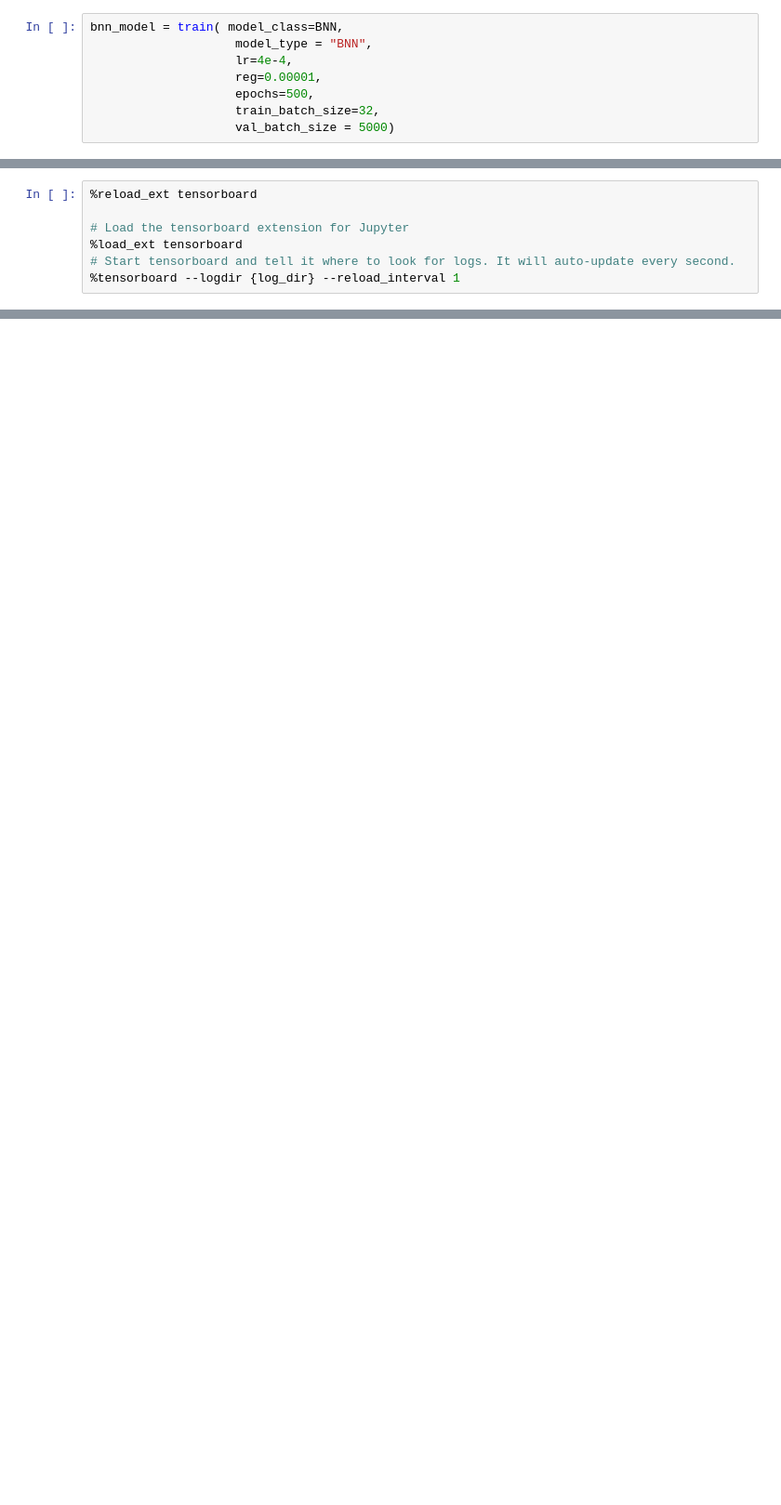
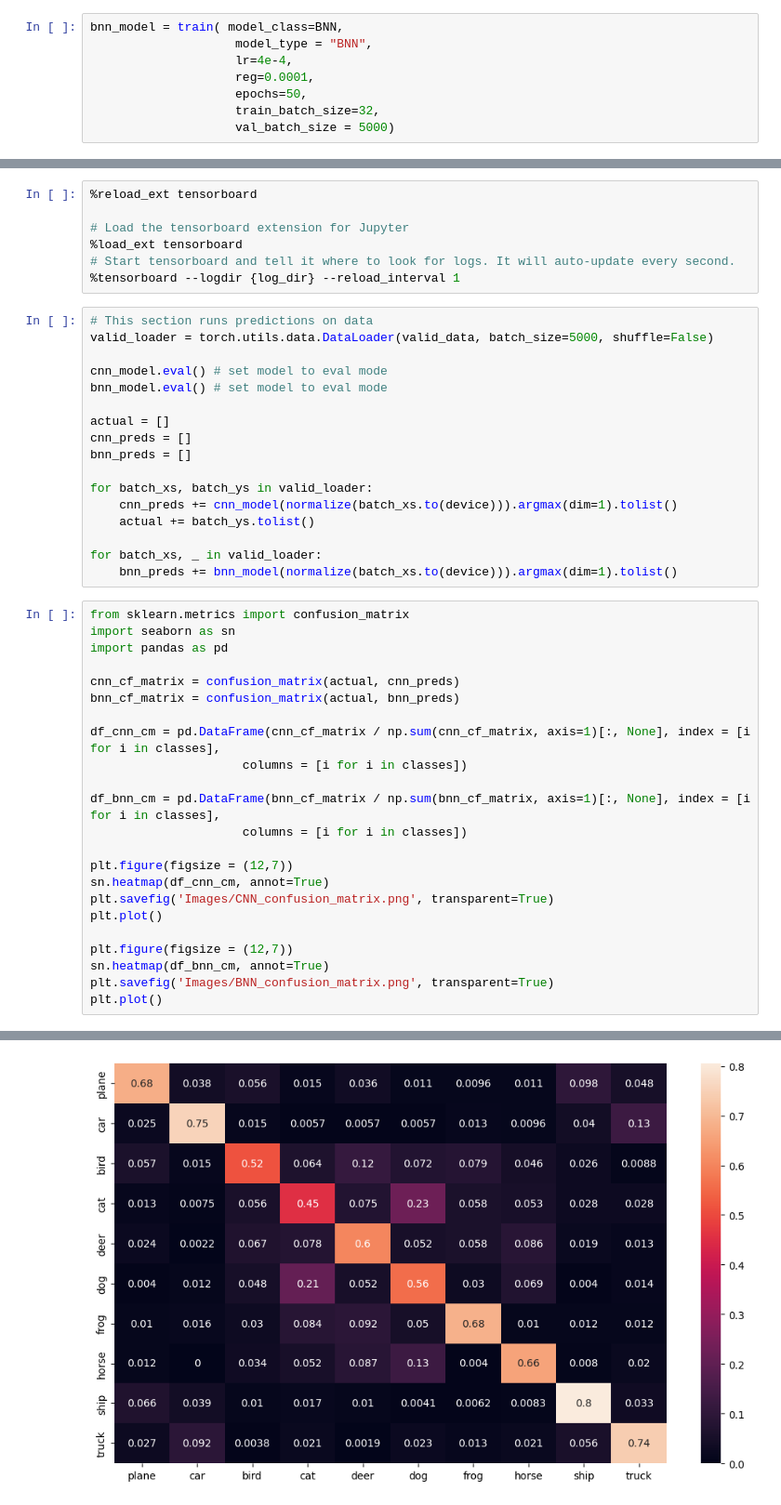
Before and after one commit to tbogoodnews/BNN-final-project, a Jupyter notebook: bayes-nn.ipynb, the cells around one changed output, grey strips where cells are left out. Shown at 93% size. Cells and saved outputs as stored; diff of their text form; blank space fills up the shorter version.

Commit message:
Added confusion matrix

```diff
--- a/bayes-nn.ipynb
+++ b/bayes-nn.ipynb
@@ -215,8 +226,8 @@ cnn_model = train( model_class=CNN,
 bnn_model = train( model_class=BNN,
                     model_type = "BNN",
                     lr=4e-4,
-                    reg=0.00001,
-                    epochs=500,
+                    reg=0.0001,
+                    epochs=50,
                     train_batch_size=32,
                     val_batch_size = 5000)
 # %% [output]
@@ -250,3 +268,44 @@ torch.save(bnn_model.state_dict(), "bnn_model.pt")
 %load_ext tensorboard
 # Start tensorboard and tell it where to look for logs. It will auto-update every second.
 %tensorboard --logdir {log_dir} --reload_interval 1
+# %%
+# This section runs predictions on data
+valid_loader = torch.utils.data.DataLoader(valid_data, batch_size=5000, shuffle=False)
+
+cnn_model.eval() # set model to eval mode
+bnn_model.eval() # set model to eval mode
+
+actual = []
+cnn_preds = []
+bnn_preds = []
+
+for batch_xs, batch_ys in valid_loader:
+    cnn_preds += cnn_model(normalize(batch_xs.to(device))).argmax(dim=1).tolist()
+    actual += batch_ys.tolist()
+
+for batch_xs, _ in valid_loader:
+    bnn_preds += bnn_model(normalize(batch_xs.to(device))).argmax(dim=1).tolist()
+# %%
+from sklearn.metrics import confusion_matrix
+import seaborn as sn
+import pandas as pd
+
+cnn_cf_matrix = confusion_matrix(actual, cnn_preds)
+bnn_cf_matrix = confusion_matrix(actual, bnn_preds)
+
+df_cnn_cm = pd.DataFrame(cnn_cf_matrix / np.sum(cnn_cf_matrix, axis=1)[:, None], index = [i for i in classes],
+                     columns = [i for i in classes])
+
+df_bnn_cm = pd.DataFrame(bnn_cf_matrix / np.sum(bnn_cf_matrix, axis=1)[:, None], index = [i for i in classes],
+                     columns = [i for i in classes])
+
+plt.figure(figsize = (12,7))
+sn.heatmap(df_cnn_cm, annot=True)
+plt.savefig('Images/CNN_confusion_matrix.png', transparent=True)
+plt.plot()
+
+plt.figure(figsize = (12,7))
+sn.heatmap(df_bnn_cm, annot=True)
+plt.savefig('Images/BNN_confusion_matrix.png', transparent=True)
+plt.plot()
+# %% [output]
@@ -252,0 +313 @@ torch.save(bnn_model.state_dict(), "bnn_model.pt")
+[figure, added]
```
Also changed, not shown: parts of 8 cells of this notebook, 11 other files.
